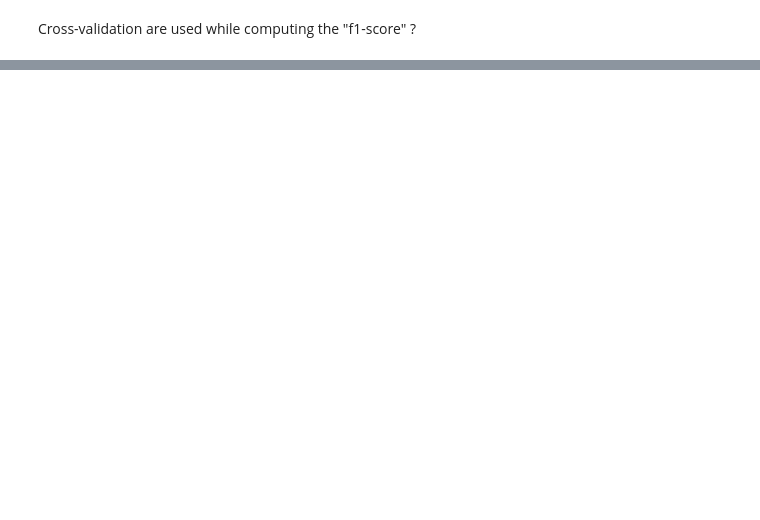
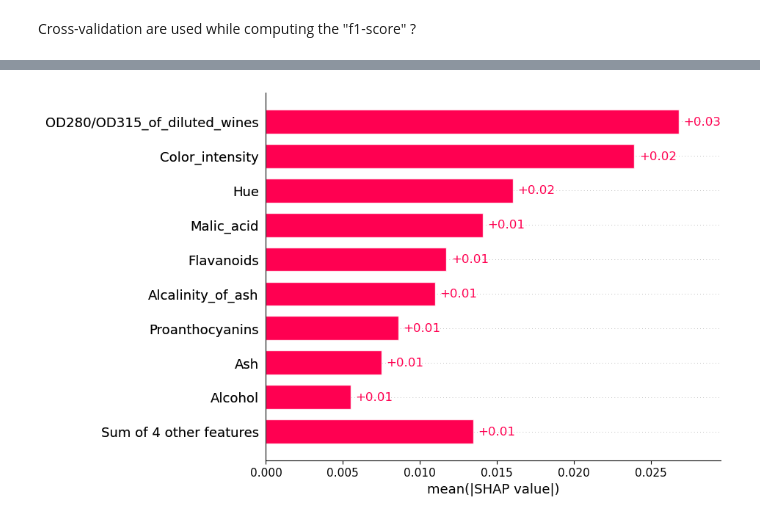
Before and after one commit to YacineMOK/XCOBRAS, a Jupyter notebook: XCOBRAS_kmeans/test_XCOBRAS_kmeans.ipynb, the cells around one changed output, grey strips where cells are left out. Saved outputs shown, nothing was run; the diff lists cells and outputs as text; code cells hidden in the pictures; blank space fills up the shorter version.

```diff
--- a/XCOBRAS_kmeans/test_XCOBRAS_kmeans.ipynb
+++ b/XCOBRAS_kmeans/test_XCOBRAS_kmeans.ipynb
@@ -203,0 +316,4 @@ f1-score:0.9583333333333334
+# %%
+shap.plots.bar(SVM_clf_shap_values)
+# %% [output]
+[figure, added]
```
Also changed, not shown: parts of 25 cells of this notebook, 3 other files.
